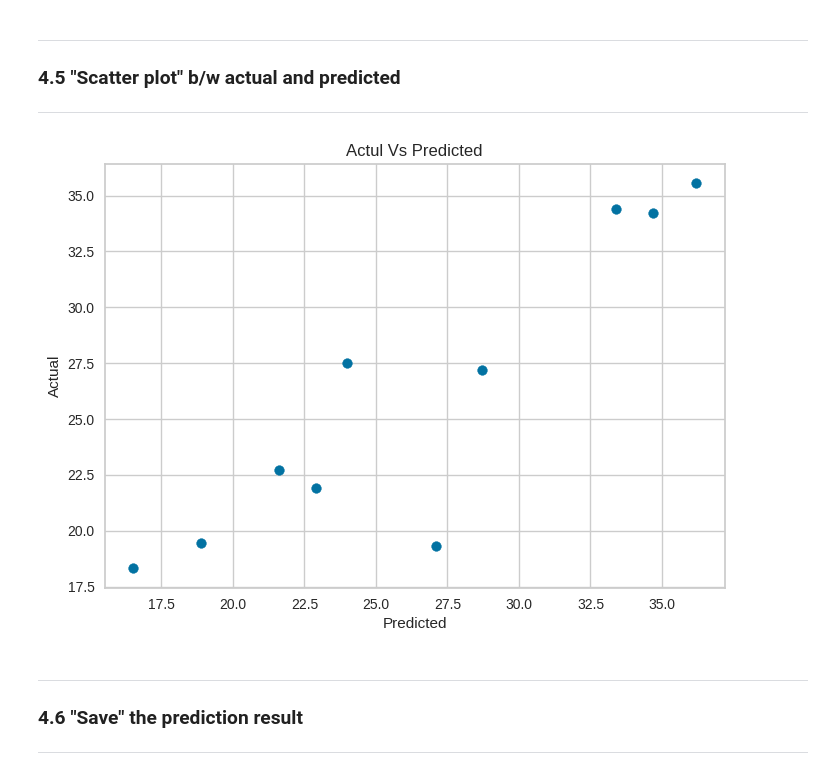
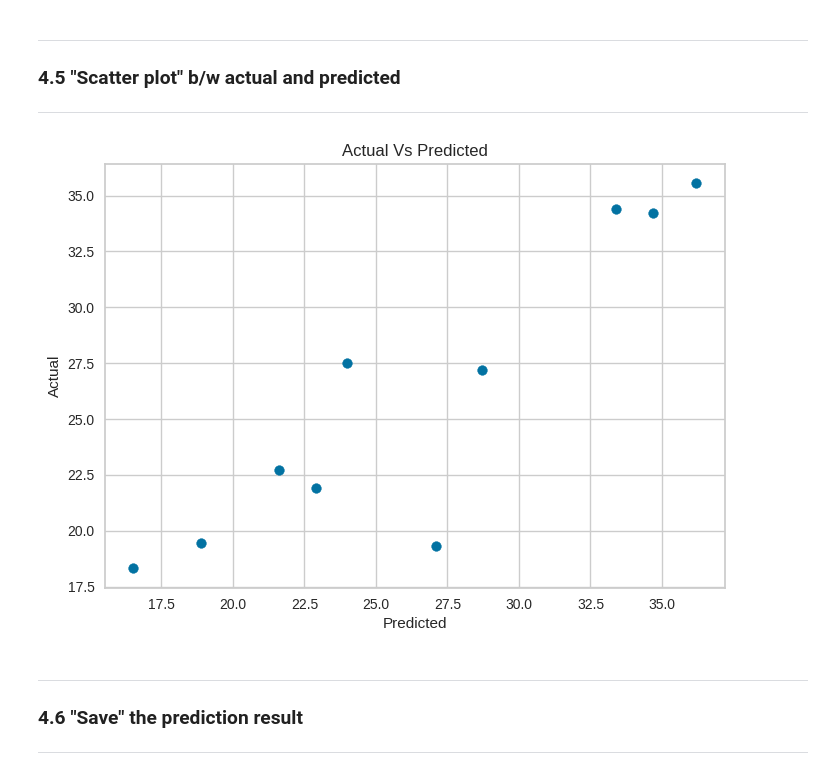
Before and after one commit to vKrish14/Machine-Learning-using-PyCaret, a Jupyter notebook: 01_Regression.ipynb, the cells around one changed output. Cells and saved outputs as stored; diff of their text form; code cells hidden in the pictures.

```diff
--- a/01_Regression.ipynb
+++ b/01_Regression.ipynb
@@ -780,17 +776,17 @@ newPredictions
 # %%
 import matplotlib.pyplot as plt
 
 predicted = newPredictions.iloc[:,-1]     # Last column
 actual = newPredictions.iloc[:,-2]        # 2nd last column
 
 plt.scatter(actual, predicted)
 plt.xlabel('Predicted')
 plt.ylabel('Actual')
-plt.title('Actul Vs Predicted')
+plt.title('Actual Vs Predicted')
 plt.savefig("result-scatter-plot.jpg", dpi = 300)
 plt.show()
 # %% [output]
-[figure, old version]
+[figure, new version]
 # %% [markdown]
 ---
 ### **4.6 "Save" the prediction result**
```
Also changed, not shown: parts of 8 cells of this notebook.
